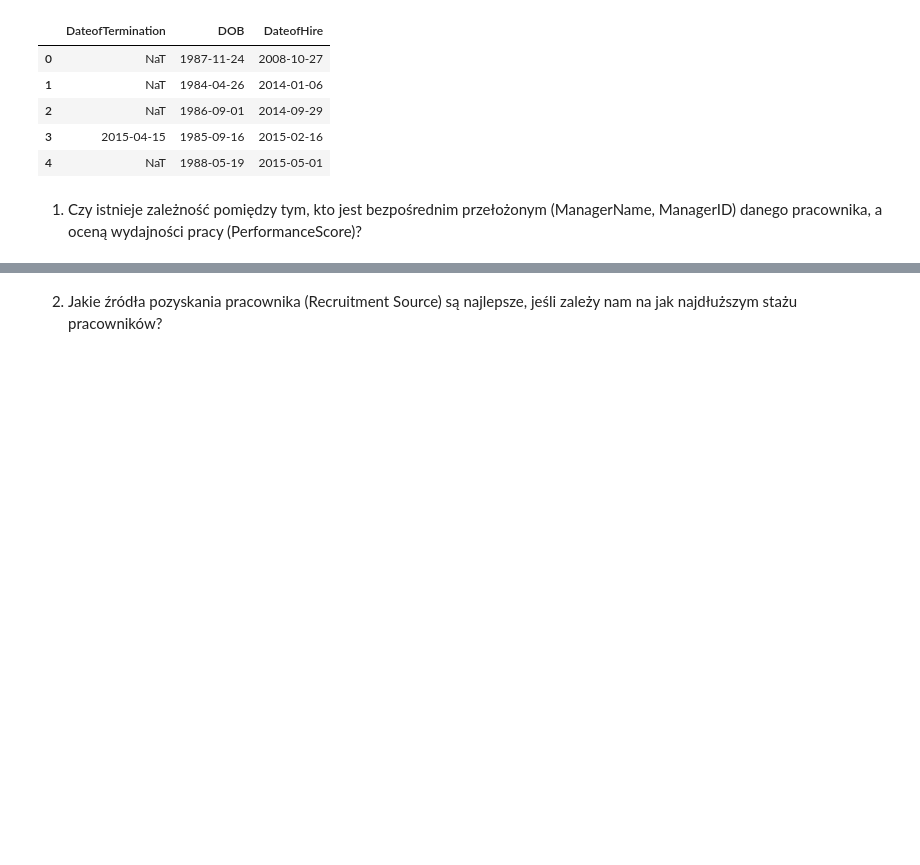
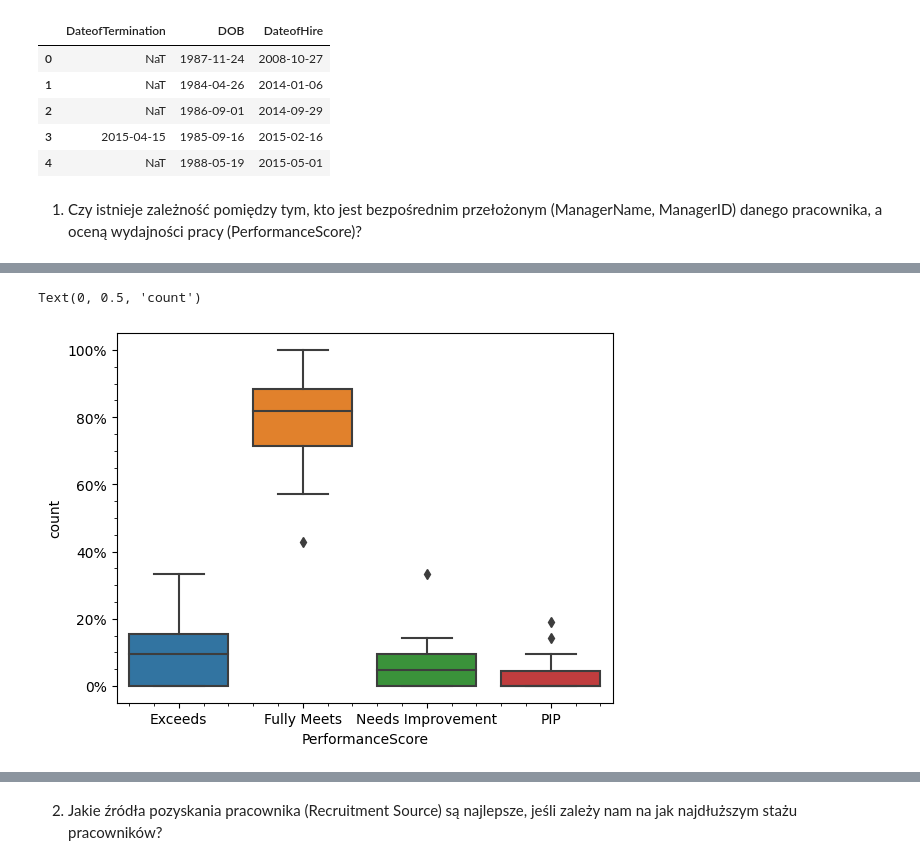
Before and after one commit to Margolka/Module_9_ch2, a Jupyter notebook: ex.ipynb, the cells around one changed output, grey strips where cells are left out. Cells and saved outputs as stored; diff of their text form; code cells hidden in the pictures; blank space fills up the shorter version.

```diff
--- a/ex.ipynb
+++ b/ex.ipynb
@@ -42,0 +54,8 @@ odp.
+# %%
+ax2=sns.boxplot(data=Manager_PerformanceScore)
+ax2.yaxis.set_major_formatter(mtick.PercentFormatter(1.0))
+ax2.minorticks_on()
+ax2.set_ylabel('count')
+# %% [output]
+Text(0, 0.5, 'count')
+[figure, added]
```
Also changed, not shown: parts of 22 cells of this notebook.
